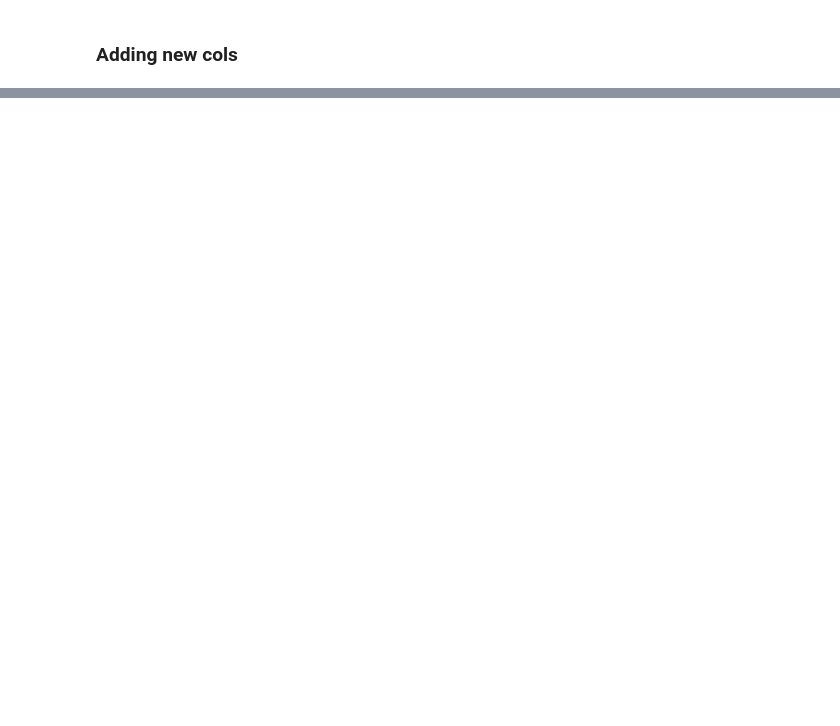
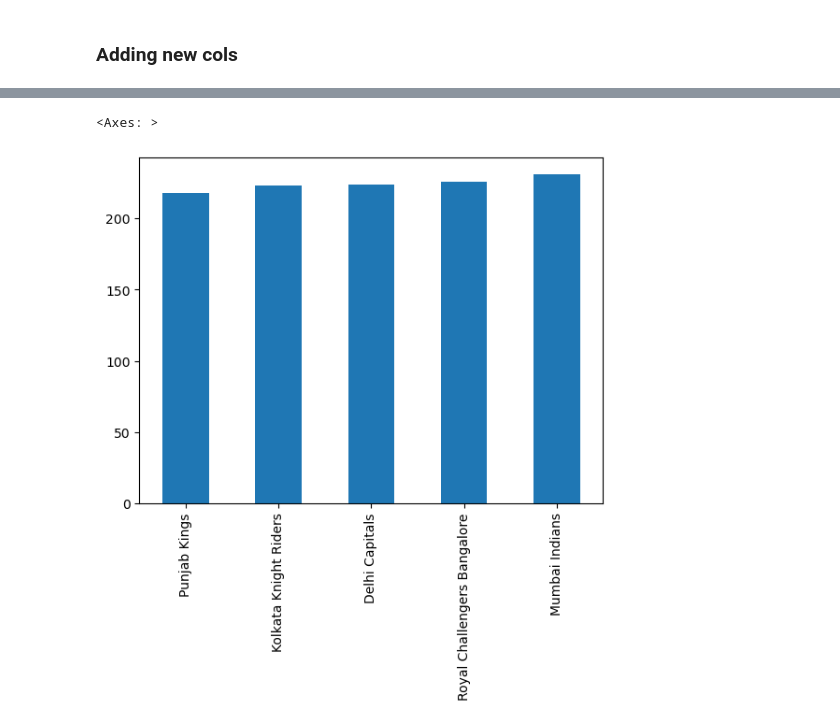
Before and after one commit to prince-raj07/Data-Science, a Jupyter notebook: python/Code/lec-17.ipynb, the cells around one changed output, grey strips where cells are left out. Cells and saved outputs as stored; diff of their text form; code cells hidden in the pictures; blank space fills up the shorter version.

```diff
--- a/python/Code/lec-17.ipynb
+++ b/python/Code/lec-17.ipynb
@@ -703,0 +948,3 @@ TypeError: 'float' object is not subscriptable
+# %%
+ipl1 = pd.read_csv('IPL_Matches_2008_2022.csv')
+print(ipl1)
@@ -703,0 +969,16 @@ TypeError: 'float' object is not subscriptable
+# %%
+#5
+
+new_name = {
+    'Delhi Daredevils' : "Delhi Capitals",
+    'Kings XI Punjab' : 'Punjab Kings',
+    'Rising Pune Supergiants' : 'Rising Pune Supergiant'
+}
+
+ipl1.replace(new_name.keys(),new_name.values(),inplace =True)
+# %%
+result = ipl1['Team1'].value_counts() + ipl1['Team2'].value_counts()
+result.sort_values().tail().plot(kind='bar')
+# %% [output]
+<Axes: >
+[figure, added]
```
Also changed, not shown: parts of 23 cells of this notebook, 2 other files.
